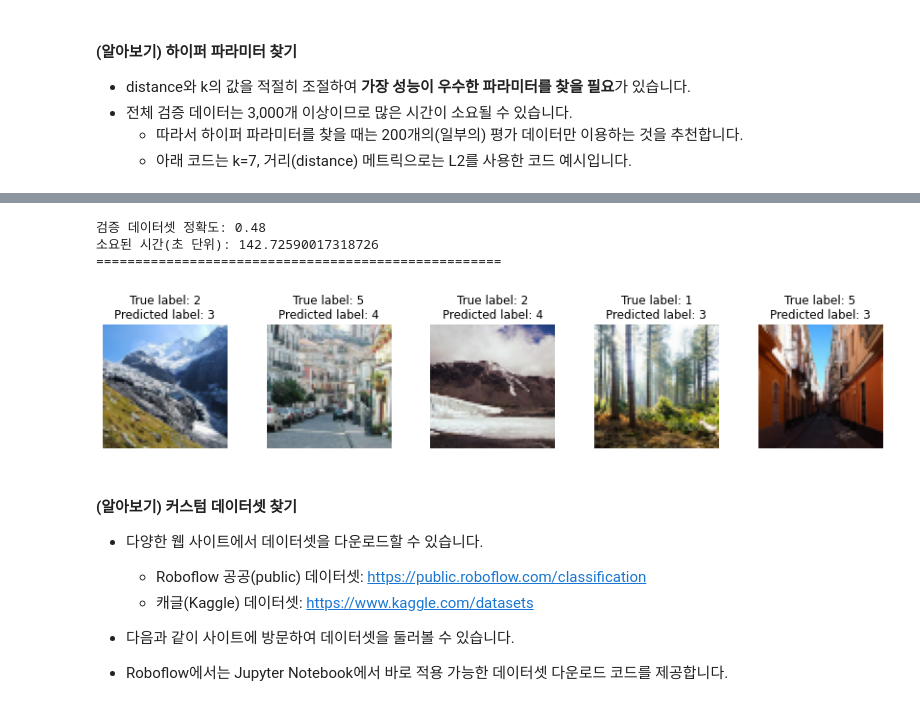
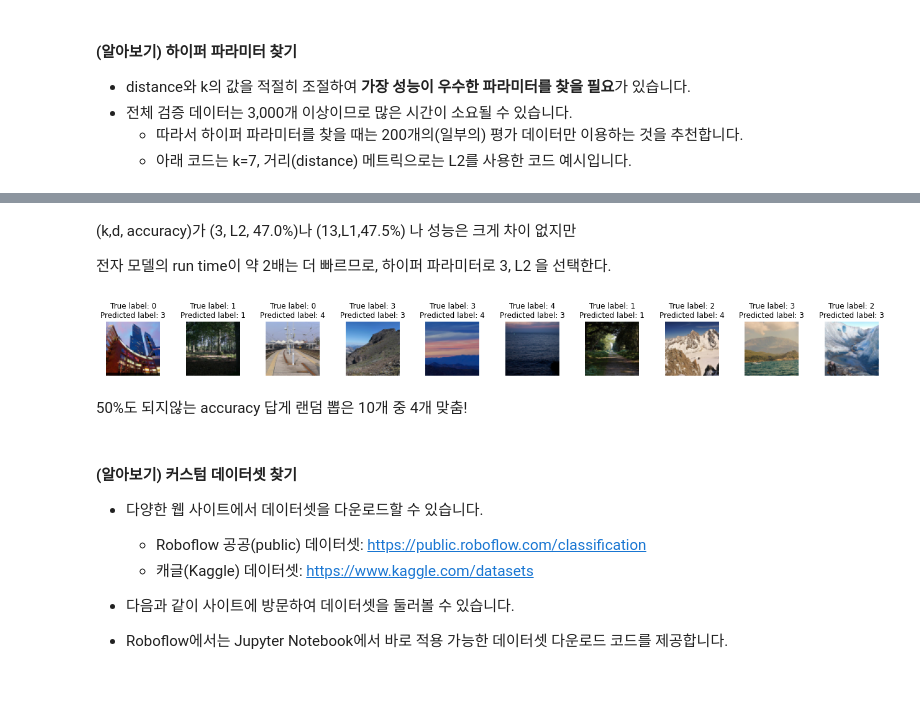
Before and after one commit to JiwooKimm/CNUSW22_Project01_ImageClassifier, a Jupyter notebook: 01_Image_Classification/01_Scene_Classification_ML.ipynb, the cells around one changed output, grey strips where cells are left out. Saved outputs shown, nothing was run; the diff lists cells and outputs as text; code cells hidden in the pictures.

```diff
--- a/01_Image_Classification/01_Scene_Classification_ML.ipynb
+++ b/01_Image_Classification/01_Scene_Classification_ML.ipynb
@@ -820,14 +831,16 @@ class kNearestNeighbors(object):
             y_pred[i] = Counter(shortest).most_common(1)[0][0] # 가장 많이 등장한 레이블(label) 계산
         return y_pred
 # %%
+import time
+
 start_time = time.time() # 시작 시간
 
 knn = kNearestNeighbors()
 knn.train(X_train, y_train)
 
 # KNN 클래스(class) 코드를 적절히 수정한 뒤에 k 및 distance 값을 조절하여 검증 정확도를 최대한 높여 보세요.
-# y_pred = knn.predict(X_val, k=7, distance='L2')
-val_acc = accuracy_score(y_val, y_pred)
+y_pred = knn.predict(X_test, k=3, distance='L1')
+val_acc = accuracy_score(y_test, y_pred)
 print('검증 데이터셋 정확도:', val_acc)
 
 print("소요된 시간(초 단위):", time.time() - start_time) # 실행 시간
@@ -840,7 +853,7 @@ fig, axes = plt.subplots(1, max_cnt)
 fig.set_size_inches(12, 4)
 fig.tight_layout()
 
-for ax, image, label, pred in zip(axes, X_val[:max_cnt], y_val[:max_cnt], y_pred[:max_cnt]):
+for ax, image, label, pred in zip(axes, X_test[:max_cnt], y_test[:max_cnt], y_pred[:max_cnt]):
     ax.imshow(np.reshape(image, (64, 64, 3))) # 출력할 때는 이미지 해상도에 맞게 재변형
     ax.axis('off')
     ax.set_title(f'True label: {label}\nPredicted label: {pred}')
@@ -851,3 +869,12 @@ for ax, image, label, pred in zip(axes, X_val[:max_cnt], y_val[:max_cnt], y_pred
 * 전체 검증 데이터는 3,000개 이상이므로 많은 시간이 소요될 수 있습니다.
     * 따라서 하이퍼 파라미터를 찾을 때는 200개의(일부의) 평가 데이터만 이용하는 것을 추천합니다.
     * 아래 코드는 k=7, 거리(distance) 메트릭으로는 L2를 사용한 코드 예시입니다.
+# %%
+start_time = time.time() # 시작 시간
+
+knn = kNearestNeighbors()
+knn.train(X_train, y_train)
+
+number = 200
+X_val_small = X_test[:number]
+y_val_small = y_test[:number]
@@ -854,36 +976,26 @@ for ax, image, label, pred in zip(axes, X_val[:max_cnt], y_val[:max_cnt], y_pred
+# %% [markdown]
+(k,d, accuracy)가 (3, L2, 47.0%)나 (13,L1,47.5%) 나 성능은 크게 차이 없지만
+
+ 전자 모델의 run time이 약 2배는 더 빠르므로, 하이퍼 파라미터로 3, L2 을 선택한다.
+# %%
+y_pred = knn.predict(X_test, k=3, distance='L2')
+val_acc = accuracy_score(y_test, y_pred)
 # %%
-start_time = time.time() # 시작 시간
-
-knn = kNearestNeighbors()
-knn.train(X_train, y_train)
-
-number = 200
-X_val_small = X_val[:number]
-y_val_small = y_val[:number]
-
-y_pred = knn.predict(X_val_small, k=7, distance='L2')
-val_acc = accuracy_score(y_val_small, y_pred)
-print('검증 데이터셋 정확도:', val_acc)
-
-print("소요된 시간(초 단위):", time.time() - start_time) # 실행 시간
-print("====================================================")
-
-max_cnt = 5
+max_cnt = 10
 
 # 이미지들이 들어갈 수 있는 그림(figure) 생성
 fig, axes = plt.subplots(1, max_cnt)
-fig.set_size_inches(12, 4)
+fig.set_size_inches(18, 8)
 fig.tight_layout()
 
 for ax, image, label, pred in zip(axes, X_val_small[:max_cnt], y_val_small[:max_cnt], y_pred[:max_cnt]):
     ax.imshow(np.reshape(image, (64, 64, 3))) # 출력할 때는 이미지 해상도에 맞게 재변형
     ax.axis('off')
     ax.set_title(f'True label: {label}\nPredicted label: {pred}')
 # %% [output]
-검증 데이터셋 정확도: 0.48
-소요된 시간(초 단위): 142.72590017318726
-====================================================
-[figure, old version]
+[figure, new version]
+# %% [markdown]
+50%도 되지않는 accuracy 답게 랜덤 뽑은 10개 중 4개 맞춤!
 # %% [markdown]
 #### <b>(알아보기) 커스텀 데이터셋 찾기</b>
 
```
Also changed, not shown: parts of 24 cells of this notebook.
